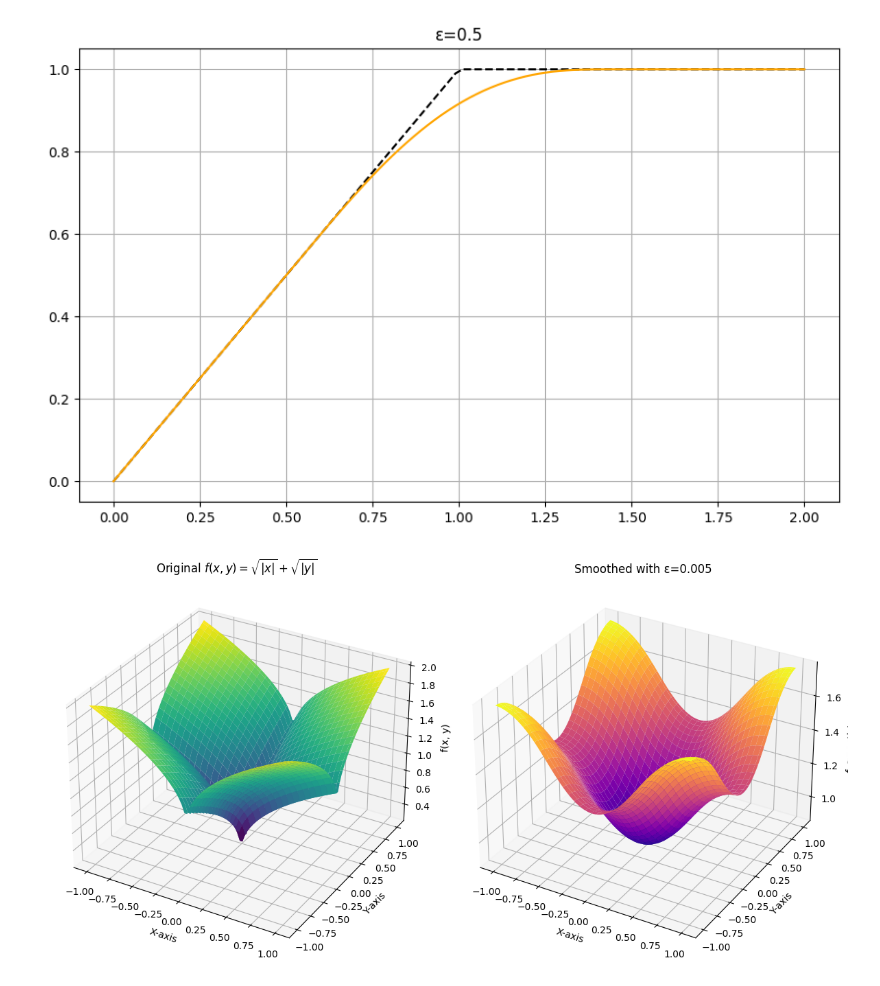
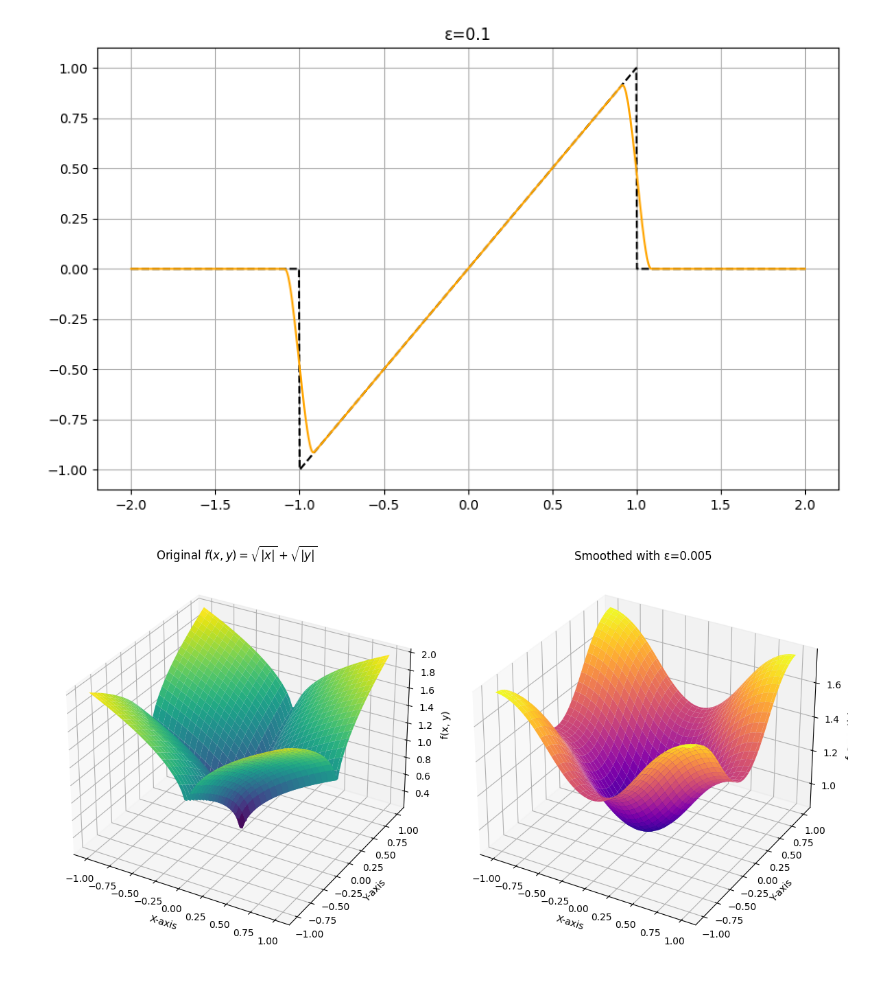
Before and after one commit to brunood1/tcc, a Jupyter notebook: mollifiers/mollifiers.ipynb, the cells around one changed output. Cells and saved outputs as stored; diff of their text form; code cells hidden in the pictures.

```diff
--- a/mollifiers/mollifiers.ipynb
+++ b/mollifiers/mollifiers.ipynb
@@ -26,18 +26,18 @@ def optimized_bump_mollifier(y, epsilon, normalization_constant):
         return 0
 
 def u(x):
-    if x <= 1:
+    if x <= 1 and x >= -1:
         return x
-    if x > 1:
-        return 1
+    else:
+        return 0
 
 def u_array(x):
     y = np.zeros_like(x)
     for i in range(len(x)):
-        if x[i] <= 1:
+        if x[i] <= 1 and x[i] >= -1:
             y[i] = x[i]
-        if x[i] > 1:
-            y[i] = 1
+        else:
+            y[i] = 0
     return y
 
 # Define the smoothed |x| function using a given mollifier
@@ -47,40 +47,40 @@ def smoothed_abs_with_mollifier(x, epsilon, mollifier, *args):
     return result
 
 # Range of x values
-x_values = np.linspace(0, 2, 100)
+x_values = np.linspace(-2, 2, 1000)
 y = u_array(x_values)
 
 # Specify epsilon
-epsilon_value = 0.5
+epsilon_value = 0.1
 
 # Calculate the normalization constant for the bump mollifier
 bump_constant = calculate_bump_normalization_constant(epsilon_value)
 
 # Compute smoothed |x| for Gaussian, bump, and exponential mollifiers
 bump_values = [smoothed_abs_with_mollifier(x, epsilon_value, optimized_bump_mollifier, bump_constant) for x in x_values]
 
 # Plot the results
 plt.figure(figsize=(10, 6))
 plt.plot(x_values, y, label="|x| (original)", color="black", linestyle="--")
 plt.plot(x_values, bump_values, label="Smoothed |x| (Bump Mollifier)", color="orange")
 
-table = np.zeros((len(x_values),2))
-for i in range(len(x_values)):
-    table[i,0] = x_values[i]
-    table[i,1] = bump_values[i]
+# table = np.zeros((len(x_values),2))
+# for i in range(len(x_values)):
+#     table[i,0] = x_values[i]
+#     table[i,1] = bump_values[i]
 
 # for i in range(len(x_values)):
 #     print(f"{table[i,0]:.3f}, {table[i,1]:.3f}")
 
 # Customize plot
 # plt.xlabel("x")
 # plt.ylabel("Smoothed |x|")
 # plt.legend()
 plt.title(f"ε={epsilon_value}")
 plt.grid(True)
 plt.show()
 # %% [output]
-[figure, old version]
+[figure, new version]
 # %%
 # BUMP, GAUSSIAN AND EXPONENTIAL MOLLIFIER
 
```
Also changed, not shown: 4 other files.
